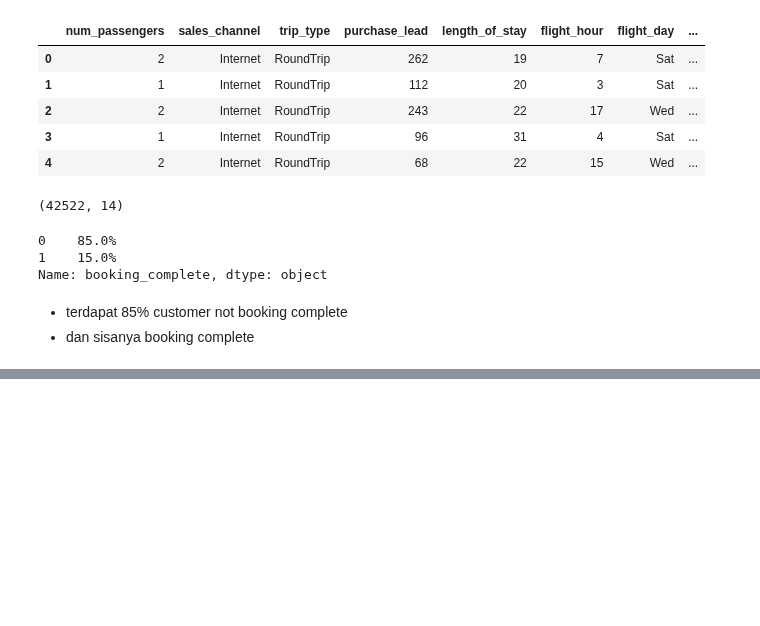
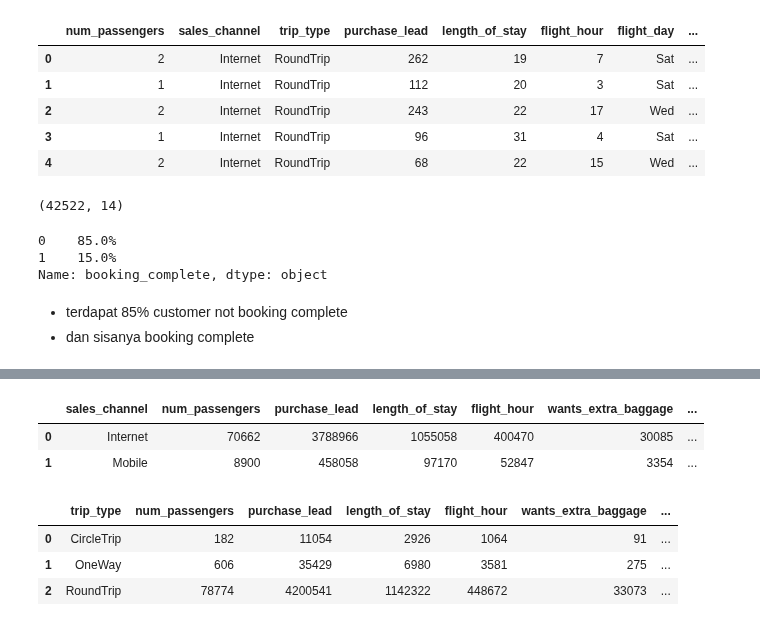
Before and after one commit to kintan-pitaloka/BACustomerBehaviour, a Jupyter notebook: PredictingCustomersBehaviour.ipynb, the cells around one changed output, grey strips where cells are left out. Drawn from its saved outputs; the diff is of its cells as text; code cells hidden in the pictures; blank space fills up the shorter version.

```diff
--- a/PredictingCustomersBehaviour.ipynb
+++ b/PredictingCustomersBehaviour.ipynb
@@ -448,0 +476,16 @@ Name: booking_complete, dtype: object
+# %%
+salesgroup.head()
+# %% [output]
+|  | sales_channel | num_passengers | purchase_lead | length_of_stay | flight_hour | wants_extra_baggage | ... |
+| 0 | Internet | 70662 | 3788966 | 1055058 | 400470 | 30085 | ... |
+| 1 | Mobile | 8900 | 458058 | 97170 | 52847 | 3354 | ... |
+# %%
+#group by saleschannel
+tripgroup = df_cust.groupby('trip_type').sum().reset_index()
+# %%
+tripgroup.head()
+# %% [output]
+|  | trip_type | num_passengers | purchase_lead | length_of_stay | flight_hour | wants_extra_baggage | ... |
+| 0 | CircleTrip | 182 | 11054 | 2926 | 1064 | 91 | ... |
+| 1 | OneWay | 606 | 35429 | 6980 | 3581 | 275 | ... |
+| 2 | RoundTrip | 78774 | 4200541 | 1142322 | 448672 | 33073 | ... |
```
Also changed, not shown: parts of 51 cells of this notebook.
